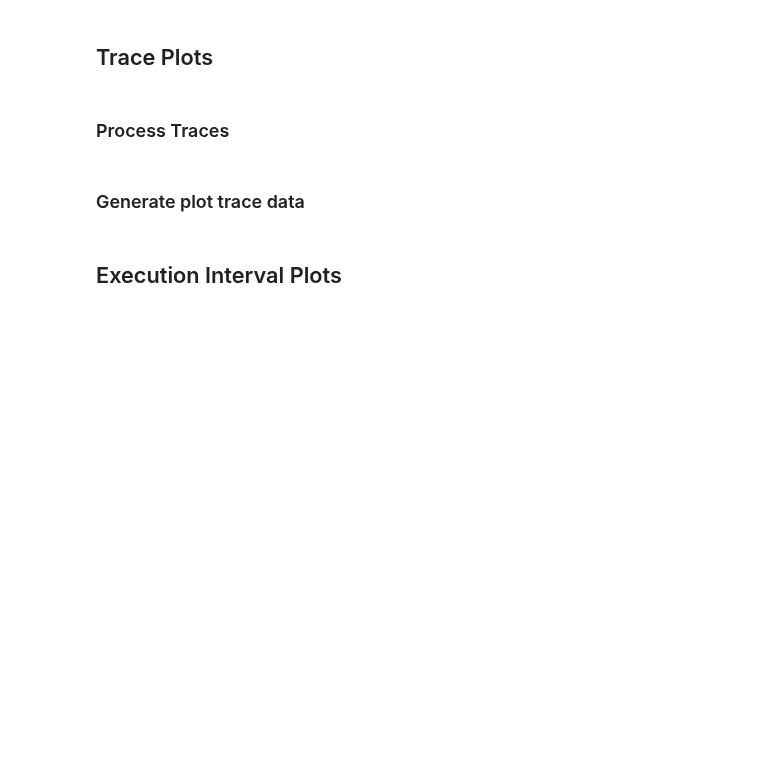
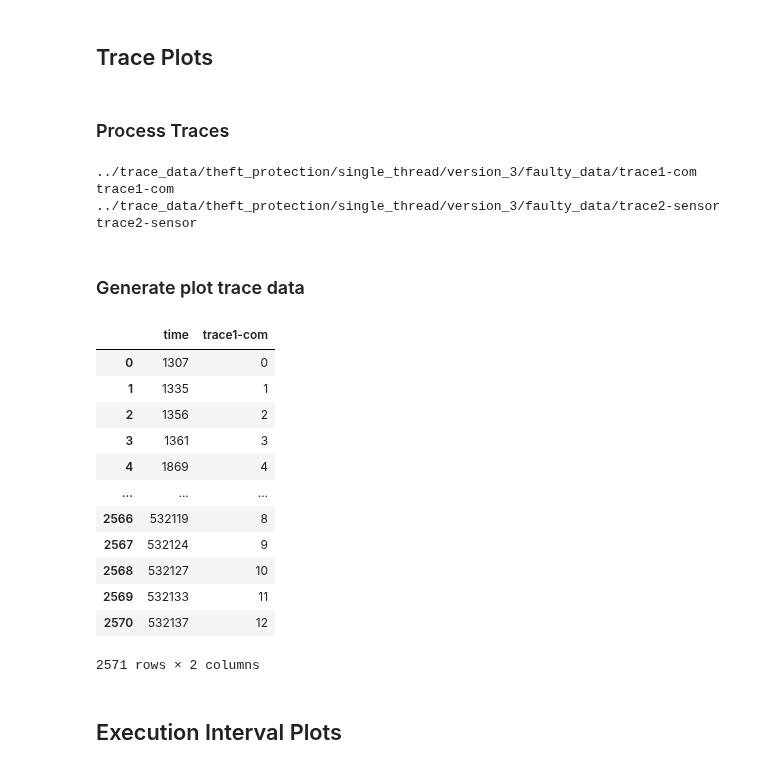
Before and after one commit to saurabh-2905/var-diag, a Jupyter notebook: analysis scripts/Theft Protection_v3.ipynb, the cells around one changed output. Drawn from its saved outputs; the diff is of its cells as text; code cells hidden in the pictures; blank space fills up the shorter version.

Commit message:
correction in var_list

```diff
--- a/analysis scripts/Theft Protection_v3.ipynb
+++ b/analysis scripts/Theft Protection_v3.ipynb
@@ -42,13 +57,19 @@ if VER == 3:
 # %%
 ############ Get variable list ######################
-var_list = [value for key, value in from_number.items()]   ### get the variable list
+sorted_keys = list(from_number.keys())
+sorted_keys.sort()
+var_list = [from_number[key] for key in sorted_keys]   ### get the variable list
+# print(var_list)
 # %% [markdown]
 ## Trace Plots
 # %% [markdown]
 ### Process Traces
 # %%
 ########## process the traces ###########
-col_data = preprocess_traces(var_list, paths_traces)   ### in the format (trace_name, x_data, y_data, y_labels, trace_path)
+col_data = preprocess_traces(paths_traces, var_list)   ### in the format (trace_name, x_data, y_data, y_labels, trace_path)
+# %% [output]
+../trace_data/theft_protection/single_thread/version_3/faulty_data/trace1-com trace1-com
+../trace_data/theft_protection/single_thread/version_3/faulty_data/trace2-sensor trace2-sensor
 # %% [markdown]
 ### Generate plot trace data
 # %%
@@ -57,6 +78,22 @@ col_data = preprocess_traces(var_list, paths_traces)   ### in the format (trace_
 Restructure the data in dictionary with (keys,value) pair :-  (time, timestamps) , (trace_name, trace)
 '''
 all_df = get_dataframe(col_data)
+# %%
+all_df[0]
+# %% [output]
+|  | time | trace1-com |
+| 0 | 1307 | 0 |
+| 1 | 1335 | 1 |
+| 2 | 1356 | 2 |
+| 3 | 1361 | 3 |
+| 4 | 1869 | 4 |
+| ... | ... | ... |
+| 2566 | 532119 | 8 |
+| 2567 | 532124 | 9 |
+| 2568 | 532127 | 10 |
+| 2569 | 532133 | 11 |
+| 2570 | 532137 | 12 |
+2571 rows × 2 columns
 # %%
 
 ### plot single trace
```
Also changed, not shown: parts of 6 cells of this notebook, 1 other file.
